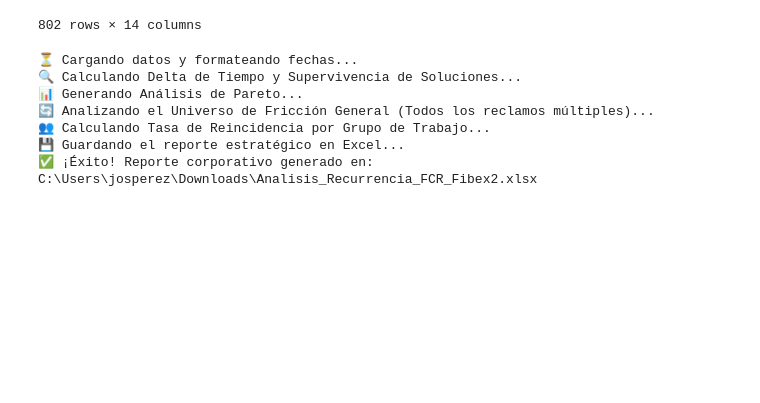
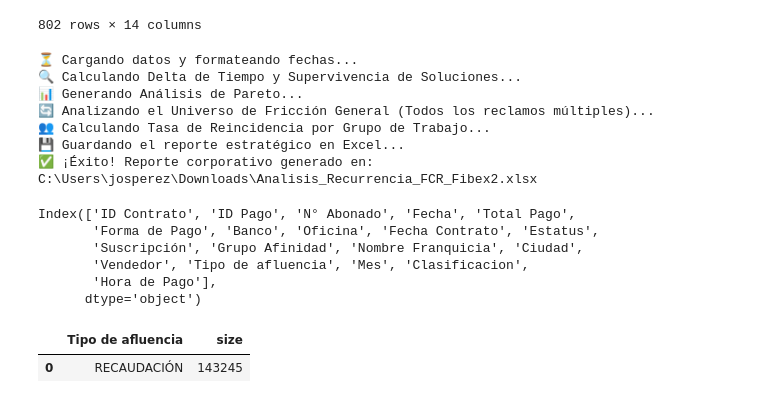
Before and after one commit to Artur030610/Data-Automated-Pipeline-Telecom, a Jupyter notebook: Notebooks/afluencia.ipynb, the cells around one changed output. Saved outputs shown, nothing was run; the diff lists cells and outputs as text; code cells hidden in the pictures; blank space fills up the shorter version.

```diff
--- a/Notebooks/afluencia.ipynb
+++ b/Notebooks/afluencia.ipynb
@@ -969,3 +969,20 @@ print(f"✅ ¡Éxito! Reporte corporativo generado en: {nombre_archivo}")
 👥 Calculando Tasa de Reincidencia por Grupo de Trabajo...
 💾 Guardando el reporte estratégico en Excel...
 ✅ ¡Éxito! Reporte corporativo generado en: C:\Users\josperez\Downloads\Analisis_Recurrencia_FCR_Fibex2.xlsx
+# %%
+import pandas as pd
+df = pd.read_parquet(r'C:\Users\josperez\Documents\A-DataStack\01-Proyectos\01-Data_PipelinesFibex\02_Data_Lake\gold_data\Recaudacion_Gold.parquet')
+display(df.columns)
+mask = df['Fecha'].dt.month == 3
+df = df[mask]
+df_agg = df.groupby(['Tipo de afluencia'], as_index=False).size()
+display(df_agg)
+# %% [output]
+Index(['ID Contrato', 'ID Pago', 'N° Abonado', 'Fecha', 'Total Pago',
+       'Forma de Pago', 'Banco', 'Oficina', 'Fecha Contrato', 'Estatus',
+       'Suscripción', 'Grupo Afinidad', 'Nombre Franquicia', 'Ciudad',
+       'Vendedor', 'Tipo de afluencia', 'Mes', 'Clasificacion',
+       'Hora de Pago'],
+      dtype='object')
+|  | Tipo de afluencia | size |
+| 0 | RECAUDACIÓN | 143245 |
```
Also changed, not shown: 15 other files.
